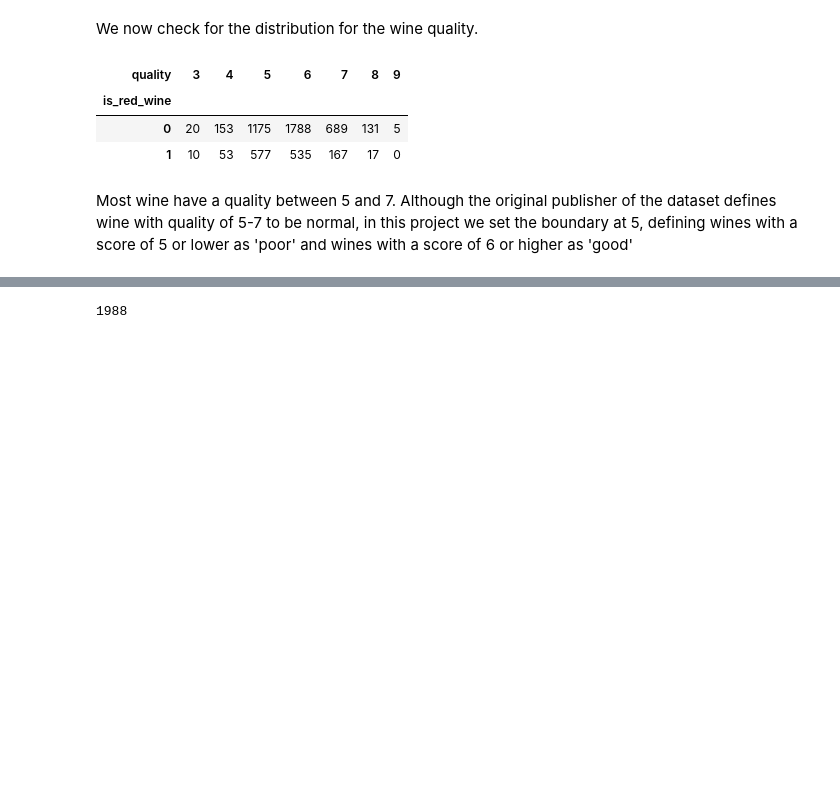
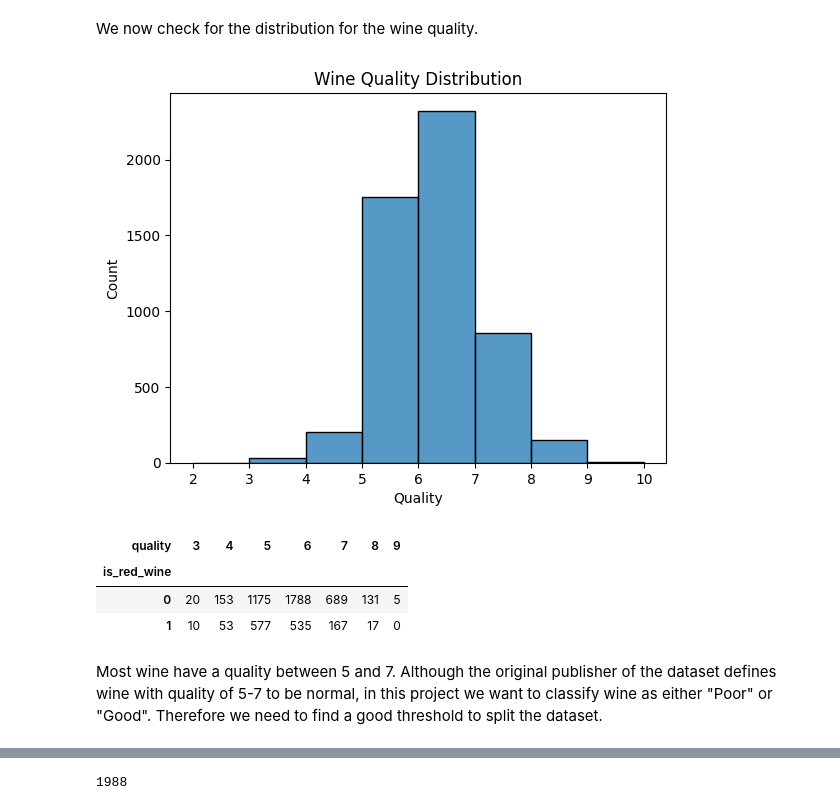
Before and after one commit to heibylau/wine-quality-classification, a Jupyter notebook: src/data-preprocessing.ipynb, the cells around one changed output, grey strips where cells are left out. Saved outputs shown, nothing was run; the diff lists cells and outputs as text; code cells hidden in the pictures; blank space fills up the shorter version.

```diff
--- a/src/data-preprocessing.ipynb
+++ b/src/data-preprocessing.ipynb
@@ -120,6 +121,14 @@ wine.shape
 (5320, 13)
 # %% [markdown]
 We now check for the distribution for the wine quality.
+# %%
+sns.histplot(wine['quality'], bins=range(2,11))
+plt.xlabel('Quality')
+plt.ylabel('Count')
+plt.title('Wine Quality Distribution')
+plt.show()
+# %% [output]
+[figure, added]
 # %%
 pd.crosstab(wine["is_red_wine"], wine["quality"])
 # %% [output]
@@ -128,4 +137,4 @@ pd.crosstab(wine["is_red_wine"], wine["quality"])
 | 0 | 20 | 153 | 1175 | 1788 | 689 | 131 | 5 |
 | 1 | 10 | 53 | 577 | 535 | 167 | 17 | 0 |
 # %% [markdown]
-Most wine have a quality between 5 and 7. Although the original publisher of the dataset defines wine with quality of 5-7 to be normal, in this project we set the boundary at 5, defining wines with a score of 5 or lower as 'poor' and wines with a score of 6 or higher as 'good'
+Most wine have a quality between 5 and 7. Although the original publisher of the dataset defines wine with quality of 5-7 to be normal, in this project we want to classify wine as either "Poor" or "Good". Therefore we need to find a good threshold to split the dataset.
```
Also changed, not shown: parts of 14 cells of this notebook, 9 other files.
